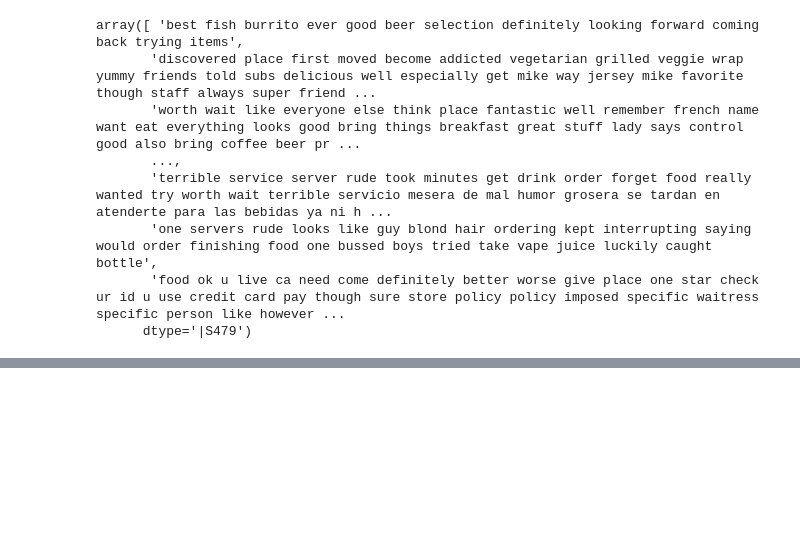
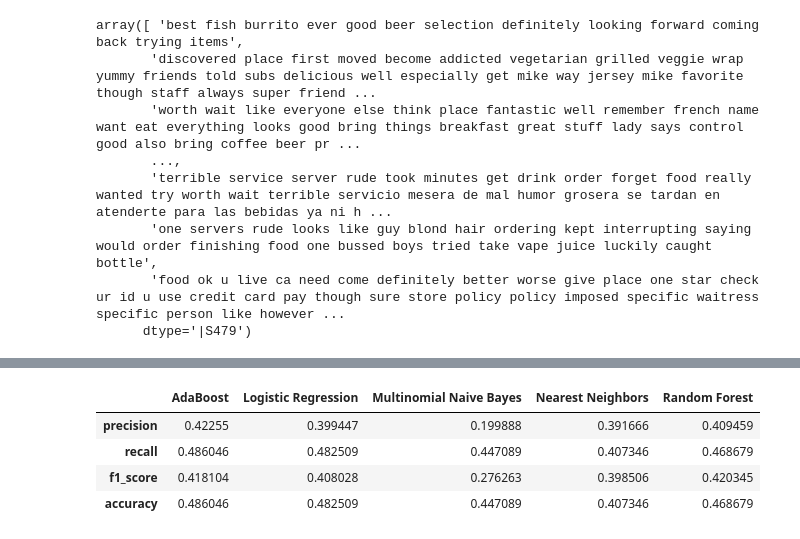
Before and after one commit to piyushghai/Yelp-Dataset-Analysis, a Jupyter notebook: yelp_rating_pred.ipynb, the cells around one changed output, grey strips where cells are left out. Saved outputs shown, nothing was run; the diff lists cells and outputs as text; code cells hidden in the pictures; blank space fills up the shorter version.

```diff
--- a/yelp_rating_pred.ipynb
+++ b/yelp_rating_pred.ipynb
@@ -311,0 +426,33 @@ def perform_lda(allReviewsTrain, numTopics):
+# %%
+features = list(topic_dist_train_1_2_3_4_5_df.columns[:numTopics])
+# %%
+x_train = topic_dist_train_1_2_3_4_5_df[features]
+y_train = topic_dist_train_1_2_3_4_5_df['Star']
+
+x_test = topic_dist_test_1_2_3_4_5_df[features]
+y_test = topic_dist_test_1_2_3_4_5_df['Star']
+# %%
+clfs = [KNeighborsClassifier(), MultinomialNB(), LogisticRegression(), RandomForestClassifier(n_estimators=100, n_jobs=2), AdaBoostClassifier(n_estimators=100)]
+clf_names = ['Nearest Neighbors', 'Multinomial Naive Bayes', 'Logistic Regression', 'Random Forest', 'AdaBoost']
+
+LDAResults = {}
+for (i, clf_) in enumerate(clfs):
+    clf = clf_.fit(x_train, y_train)
+    preds = clf.predict(x_test)
+
+    precision = metrics.precision_score(y_test, preds)
+    recall = metrics.recall_score(y_test, preds)
+    f1 = metrics.f1_score(y_test, preds)
+    accuracy = accuracy_score(y_test, preds)
+    report = classification_report(y_test, preds)
+    matrix = metrics.confusion_matrix(y_test, preds, labels=starsGroup.groups.keys())
+
+    data = {'precision':precision,
+            'recall':recall,
+            'f1_score':f1,
+            'accuracy':accuracy,
+            'clf_report':report,
+            'clf_matrix':matrix,
+            'y_predicted':preds}
+
+    LDAResults[clf_names[i]] = data
@@ -311,0 +461,11 @@ def perform_lda(allReviewsTrain, numTopics):
+# %%
+cols = ['precision', 'recall', 'f1_score', 'accuracy']
+LDA_Prediction_Perf = pd.DataFrame(LDAResults).T[cols].T
+# %%
+LDA_Prediction_Perf
+# %% [output]
+|  | AdaBoost | Logistic Regression | Multinomial Naive Bayes | Nearest Neighbors | Random Forest |
+| precision | 0.42255 | 0.399447 | 0.199888 | 0.391666 | 0.409459 |
+| recall | 0.486046 | 0.482509 | 0.447089 | 0.407346 | 0.468679 |
+| f1_score | 0.418104 | 0.408028 | 0.276263 | 0.398506 | 0.420345 |
+| accuracy | 0.486046 | 0.482509 | 0.447089 | 0.407346 | 0.468679 |
```
Also changed, not shown: parts of 26 cells of this notebook.
